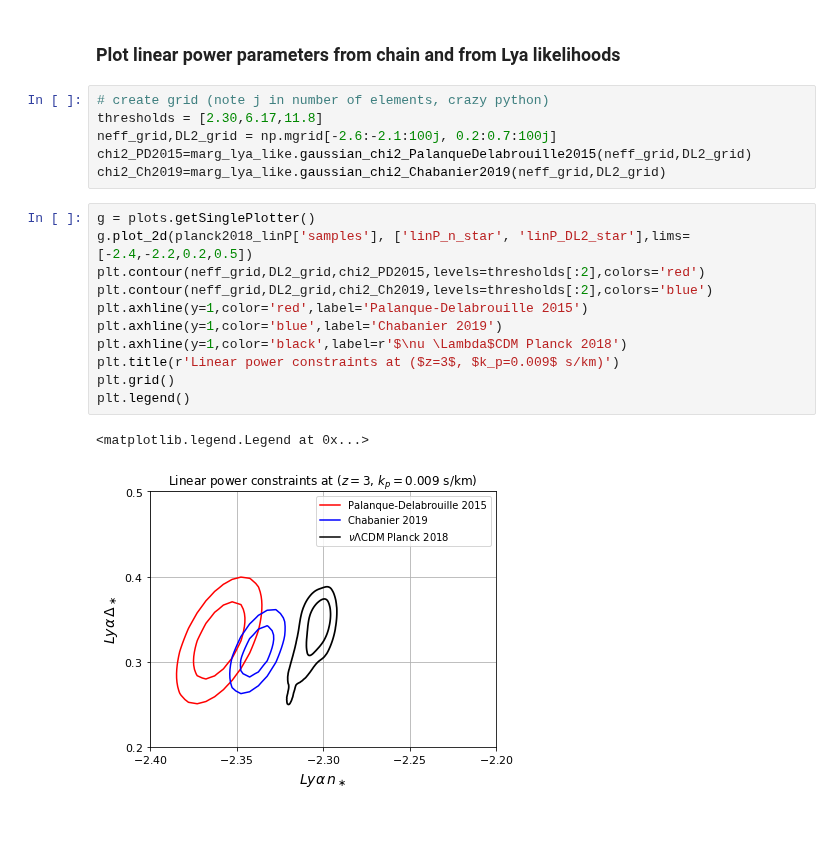
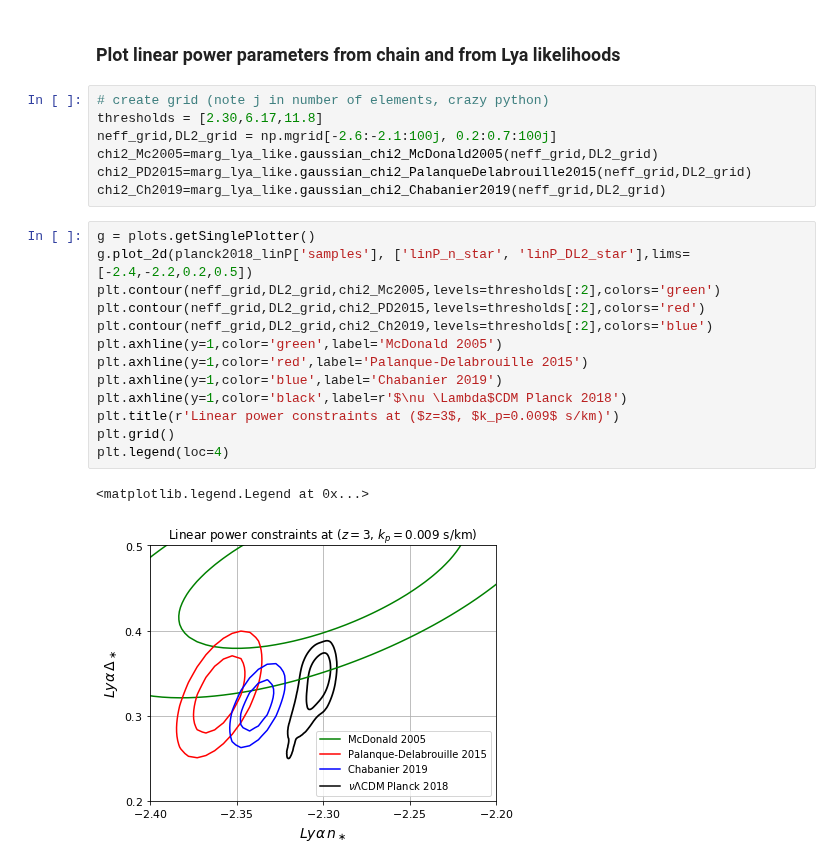
Before and after one commit to igmhub/cup1d, a Jupyter notebook: notebooks/plot_planck_linP.ipynb, the cells around one changed output. Drawn from its saved outputs; the diff is of its cells as text; blank space fills up the shorter version.

```diff
--- a/notebooks/plot_planck_linP.ipynb
+++ b/notebooks/plot_planck_linP.ipynb
@@ -37,19 +37,22 @@ g.triangle_plot([planck2018['samples'],planck2018_linP['samples']],
 # create grid (note j in number of elements, crazy python)
 thresholds = [2.30,6.17,11.8]
 neff_grid,DL2_grid = np.mgrid[-2.6:-2.1:100j, 0.2:0.7:100j]
+chi2_Mc2005=marg_lya_like.gaussian_chi2_McDonald2005(neff_grid,DL2_grid)
 chi2_PD2015=marg_lya_like.gaussian_chi2_PalanqueDelabrouille2015(neff_grid,DL2_grid)
 chi2_Ch2019=marg_lya_like.gaussian_chi2_Chabanier2019(neff_grid,DL2_grid)
 # %%
 g = plots.getSinglePlotter()
 g.plot_2d(planck2018_linP['samples'], ['linP_n_star', 'linP_DL2_star'],lims=[-2.4,-2.2,0.2,0.5])
+plt.contour(neff_grid,DL2_grid,chi2_Mc2005,levels=thresholds[:2],colors='green')
 plt.contour(neff_grid,DL2_grid,chi2_PD2015,levels=thresholds[:2],colors='red')
 plt.contour(neff_grid,DL2_grid,chi2_Ch2019,levels=thresholds[:2],colors='blue')
+plt.axhline(y=1,color='green',label='McDonald 2005')
 plt.axhline(y=1,color='red',label='Palanque-Delabrouille 2015')
 plt.axhline(y=1,color='blue',label='Chabanier 2019')
 plt.axhline(y=1,color='black',label=r'$\nu \Lambda$CDM Planck 2018')
 plt.title(r'Linear power constraints at ($z=3$, $k_p=0.009$ s/km)')
 plt.grid()
-plt.legend()
+plt.legend(loc=4)
 # %% [output]
 <matplotlib.legend.Legend at 0x...>
-[figure, old version]
+[figure, new version]
```
